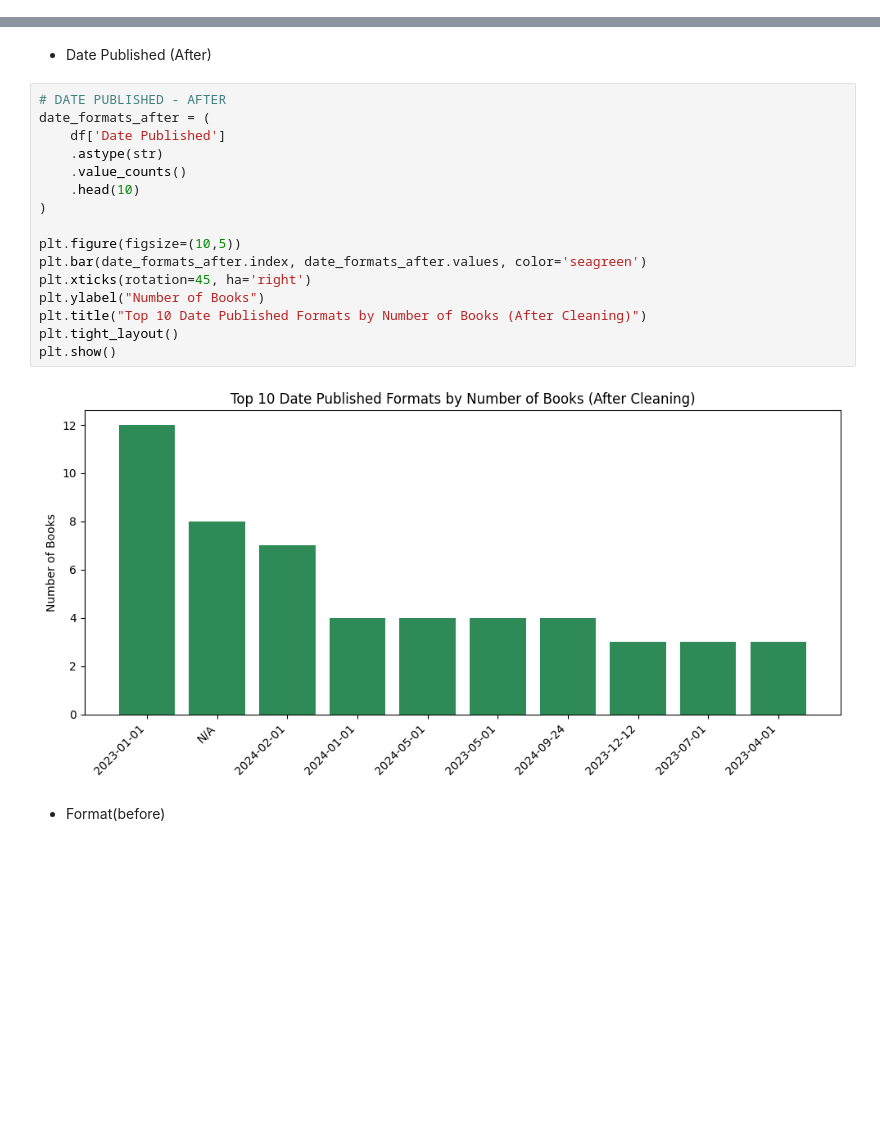
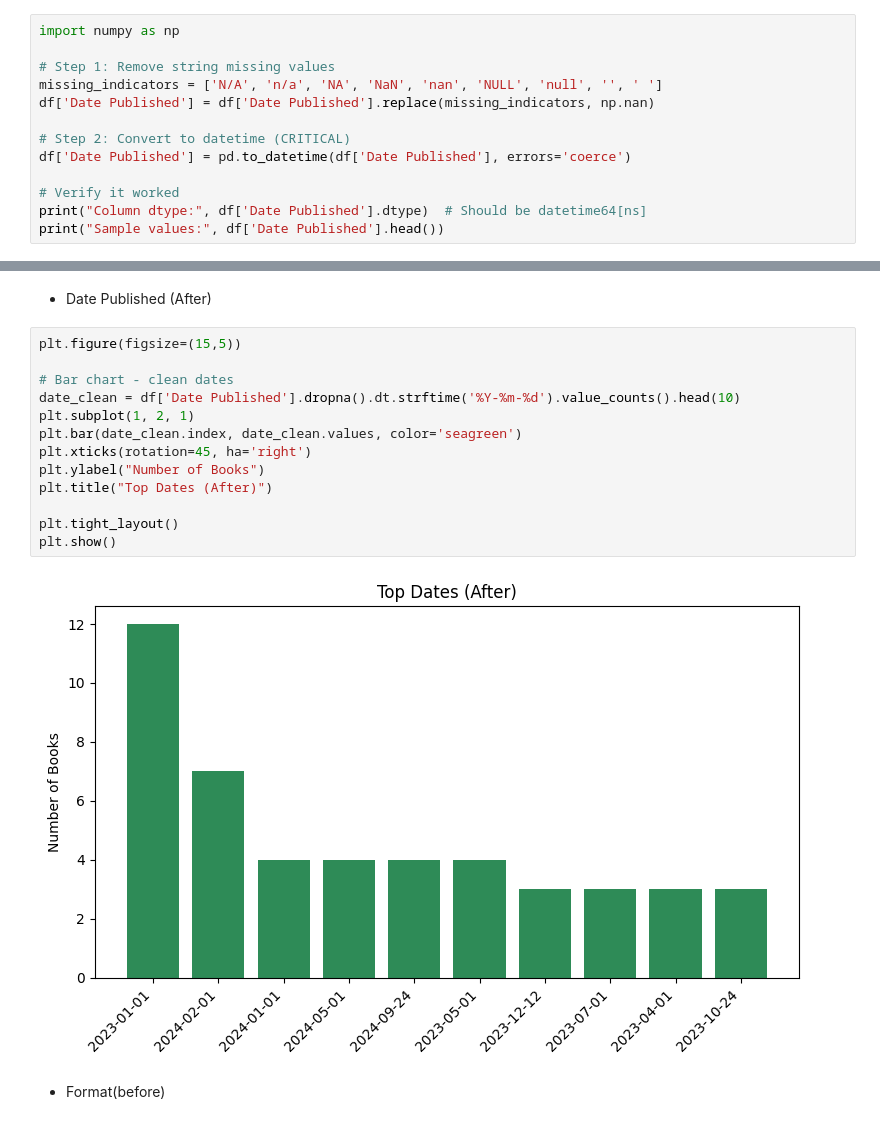
Before and after one commit to izzahrhnh/Datatada, a Jupyter notebook: 3IS1_GROUP_3_DATATADAA_GROUP_PROJECT_CODE_.ipynb, the cells around one changed output, grey strips where cells are left out. Cells and saved outputs as stored; diff of their text form; blank space fills up the shorter version.

```diff
--- a/3IS1_GROUP_3_DATATADAA_GROUP_PROJECT_CODE_.ipynb
+++ b/3IS1_GROUP_3_DATATADAA_GROUP_PROJECT_CODE_.ipynb
@@ -651,0 +652,13 @@ plt.show()
+# %%
+import numpy as np
+
+# Step 1: Remove string missing values
+missing_indicators = ['N/A', 'n/a', 'NA', 'NaN', 'nan', 'NULL', 'null', '', ' ']
+df['Date Published'] = df['Date Published'].replace(missing_indicators, np.nan)
+
+# Step 2: Convert to datetime (CRITICAL)
+df['Date Published'] = pd.to_datetime(df['Date Published'], errors='coerce')
+
+# Verify it worked
+print("Column dtype:", df['Date Published'].dtype)  # Should be datetime64[ns]
+print("Sample values:", df['Date Published'].head())
@@ -652,23 +673,20 @@ plt.show()
 # %% [markdown]
 * Date Published (After)
 # %%
-# DATE PUBLISHED - AFTER
-date_formats_after = (
-    df['Date Published']
-    .astype(str)
-    .value_counts()
-    .head(10)
-)
+plt.figure(figsize=(15,5))
 
-plt.figure(figsize=(10,5))
-plt.bar(date_formats_after.index, date_formats_after.values, color='seagreen')
+# Bar chart - clean dates
+date_clean = df['Date Published'].dropna().dt.strftime('%Y-%m-%d').value_counts().head(10)
+plt.subplot(1, 2, 1)
+plt.bar(date_clean.index, date_clean.values, color='seagreen')
 plt.xticks(rotation=45, ha='right')
 plt.ylabel("Number of Books")
-plt.title("Top 10 Date Published Formats by Number of Books (After Cleaning)")
+plt.title("Top Dates (After)")
+
 plt.tight_layout()
 plt.show()
 # %% [output]
-[figure, old version]
+[figure, new version]
 # %% [markdown]
 * Format(before)
 # %%
```
Also changed, not shown: parts of 10 cells of this notebook.
